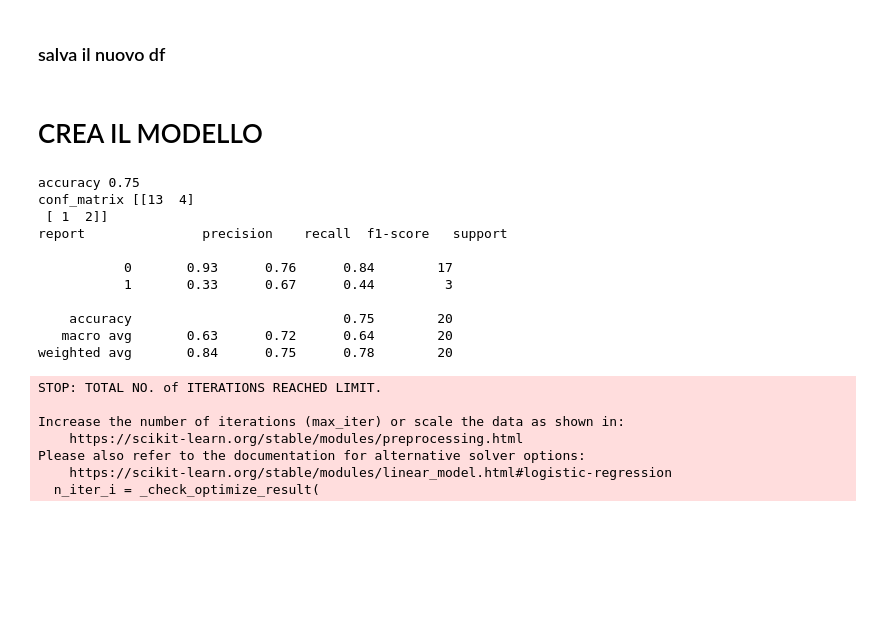
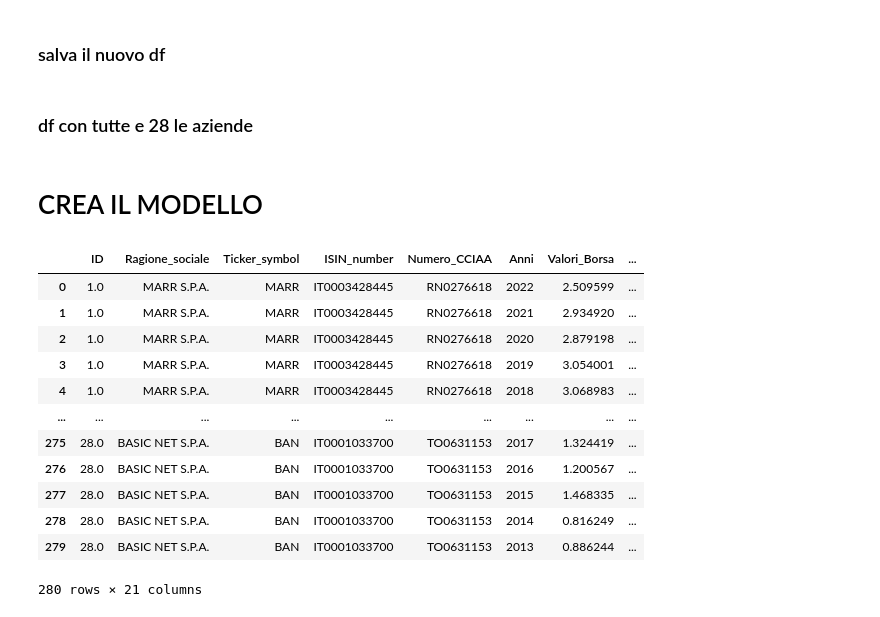
Before and after one commit to leoBitto/Tesi, a Jupyter notebook: tesi.ipynb, the cells around one changed output. Drawn from its saved outputs; the diff is of its cells as text; code cells hidden in the pictures; blank space fills up the shorter version.

```diff
--- a/tesi.ipynb
+++ b/tesi.ipynb
@@ -128,3 +170,5 @@ df_pulito['More Than']
 ### salva il nuovo df
 # %%
 df_pulito.to_csv("dati_puliti.csv")
+# %% [markdown]
+### df con tutte e 28 le aziende
@@ -131,5 +177,21 @@ df_pulito.to_csv("dati_puliti.csv")
 # %% [markdown]
 # CREA IL MODELLO
 # %%
-df = pd.read_csv('/home/leonardo/Documenti/UNIFI/LAUREA/MATERIALE/hive/dati_puliti.csv', sep=',')
+df = pd.read_csv('/home/leonardo/Documenti/UNIFI/LAUREA/MATERIALE/hive/dati_puliti28.csv', sep=',')
+df = df.drop(columns=["Unnamed: 0"])
+df['Valori_Borsa'] = np.log(df['Valori_Borsa'])
 df
+# %% [output]
+|  | ID | Ragione_sociale | Ticker_symbol | ISIN_number | Numero_CCIAA | Anni | Valori_Borsa | ... |
+| 0 | 1.0 | MARR S.P.A. | MARR | IT0003428445 | RN0276618 | 2022 | 2.509599 | ... |
+| 1 | 1.0 | MARR S.P.A. | MARR | IT0003428445 | RN0276618 | 2021 | 2.934920 | ... |
+| 2 | 1.0 | MARR S.P.A. | MARR | IT0003428445 | RN0276618 | 2020 | 2.879198 | ... |
+| 3 | 1.0 | MARR S.P.A. | MARR | IT0003428445 | RN0276618 | 2019 | 3.054001 | ... |
+| 4 | 1.0 | MARR S.P.A. | MARR | IT0003428445 | RN0276618 | 2018 | 3.068983 | ... |
+| ... | ... | ... | ... | ... | ... | ... | ... | ... |
+| 275 | 28.0 | BASIC NET S.P.A. | BAN | IT0001033700 | TO0631153 | 2017 | 1.324419 | ... |
+| 276 | 28.0 | BASIC NET S.P.A. | BAN | IT0001033700 | TO0631153 | 2016 | 1.200567 | ... |
+| 277 | 28.0 | BASIC NET S.P.A. | BAN | IT0001033700 | TO0631153 | 2015 | 1.468335 | ... |
+| 278 | 28.0 | BASIC NET S.P.A. | BAN | IT0001033700 | TO0631153 | 2014 | 0.816249 | ... |
+| 279 | 28.0 | BASIC NET S.P.A. | BAN | IT0001033700 | TO0631153 | 2013 | 0.886244 | ... |
+280 rows × 21 columns
@@ -146,39 +197,0 @@ X
-# %%
-
-# Divisione del dataset in set di addestramento e di test
-X_train, X_test, y_train, y_test = train_test_split(X, y, test_size=0.2, random_state=42)
-
-# Creazione e addestramento del modello di regressione logistica
-model = LogisticRegression()
-model.fit(X_train, y_train)
-
-# Eseguire le previsioni sul set di test
-y_pred = model.predict(X_test)
-
-# Calcolare l'accuratezza del modello
-accuracy = accuracy_score(y_test, y_pred)
-conf_matrix = confusion_matrix(y_test, y_pred)
-report = classification_report(y_test, y_pred)
-
-print("accuracy", accuracy)
-print("conf_matrix", conf_matrix)
-print("report", report)
-# %% [output]
-accuracy 0.75
-conf_matrix [[13  4]
- [ 1  2]]
-report               precision    recall  f1-score   support
-
-           0       0.93      0.76      0.84        17
-           1       0.33      0.67      0.44         3
-
-    accuracy                           0.75        20
-   macro avg       0.63      0.72      0.64        20
-weighted avg       0.84      0.75      0.78        20
-STOP: TOTAL NO. of ITERATIONS REACHED LIMIT.
-
-Increase the number of iterations (max_iter) or scale the data as shown in:
-    https://scikit-learn.org/stable/modules/preprocessing.html
-Please also refer to the documentation for alternative solver options:
-    https://scikit-learn.org/stable/modules/linear_model.html#logistic-regression
-  n_iter_i = _check_optimize_result(
```
Also changed, not shown: parts of 37 cells of this notebook, 5 other files.
